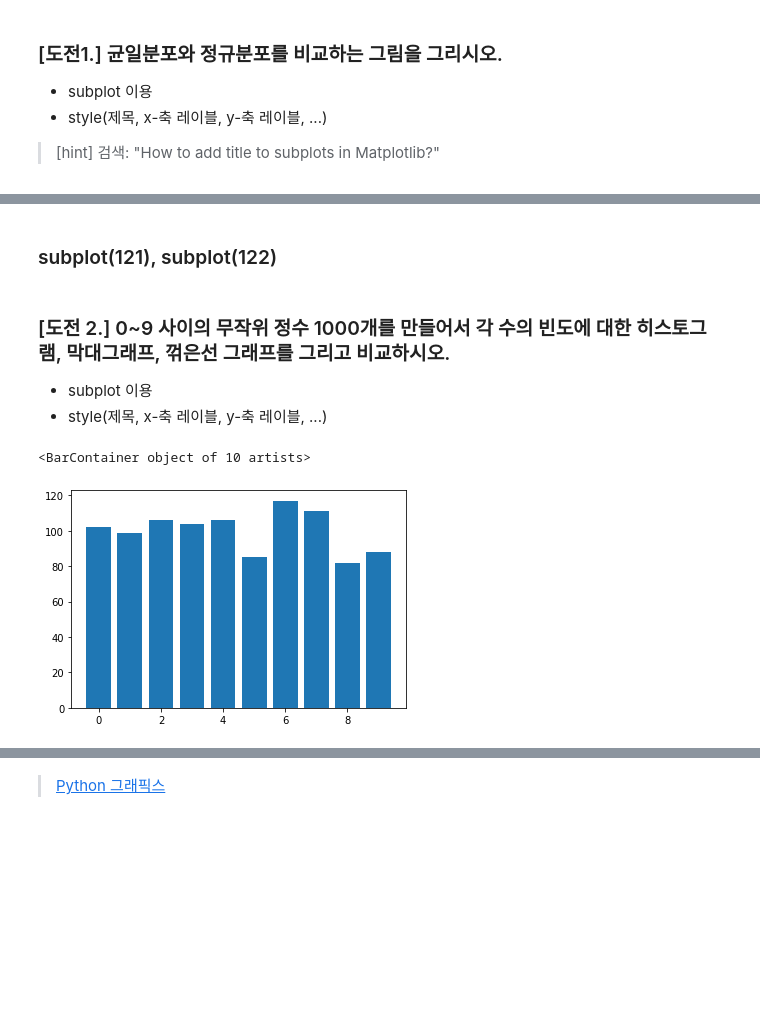
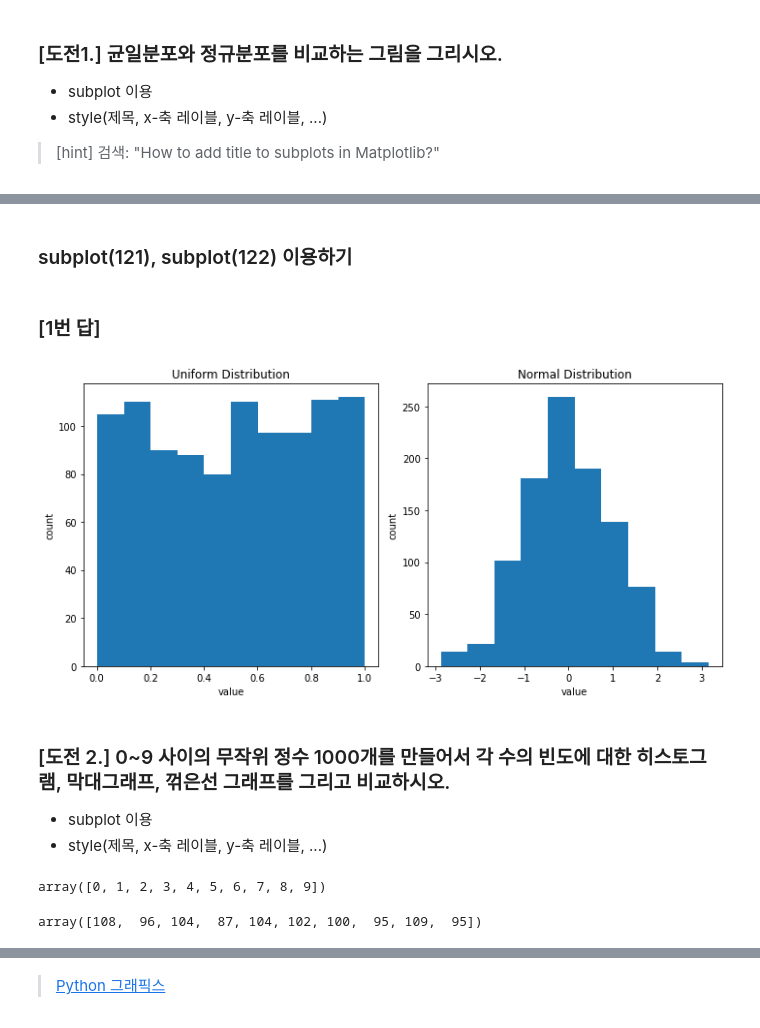
Before and after one commit to junggangwo/pdm04, a Jupyter notebook: py-graphics/matplotlib_4_challenges.ipynb, the cells around one changed output, grey strips where cells are left out. Drawn from its saved outputs; the diff is of its cells as text; code cells hidden in the pictures; blank space fills up the shorter version.

```diff
--- a/py-graphics/matplotlib_4_challenges.ipynb
+++ b/py-graphics/matplotlib_4_challenges.ipynb
@@ -38,5 +39,24 @@ plt.hist(np.random.randn(1000))
 # %% [markdown]
-### subplot(121), subplot(122)
+### subplot(121), subplot(122) 이용하기
+# %% [markdown]
+### [1번 답]
+# %%
+fig = plt.figure(figsize=(10,5))             # figure 크기 설정
+
+ax1 = fig.add_subplot(121)                   # 1행 2열 중 첫번째
+ax1.hist(np.random.rand(1000))               # 균일분포
+ax1.title.set_text('Uniform Distribution')   # 첫번째 그래프 제목
+ax1.set(xlabel = 'value', ylabel = 'count')  # x,y label 설정
+
+ax2 = fig.add_subplot(122)                   # 1행 2열 중 두번째
+ax2.hist(np.random.randn(1000))              # 정규분포
+ax2.title.set_text('Normal Distribution')    # 두번째 그래프 제목
+ax2.set(xlabel = 'value', ylabel = 'count')  # x,y label 설정
+
+fig.tight_layout()    # 간격 유지
+plt.show()
+# %% [output]
+[figure, added]
 # %% [markdown]
 ### [도전 2.] 0~9 사이의 무작위 정수 1000개를 만들어서 각 수의 빈도에 대한 히스토그램, 막대그래프, 꺾은선 그래프를 그리고 비교하시오.
 - subplot 이용
@@ -49,5 +68,8 @@ value, count= np.unique(n1000, return_counts=True)
-# %%
-plt.bar(value,count) #,color="bgrcmyk")  # 'bgrcmykw
-# %% [output]
-<BarContainer object of 10 artists>
-[figure, removed]
+# %%
+value
+# %% [output]
+array([0, 1, 2, 3, 4, 5, 6, 7, 8, 9])
+# %%
+count
+# %% [output]
+array([108,  96, 104,  87, 104, 102, 100,  95, 109,  95])
```
Also changed, not shown: parts of 7 cells of this notebook.
